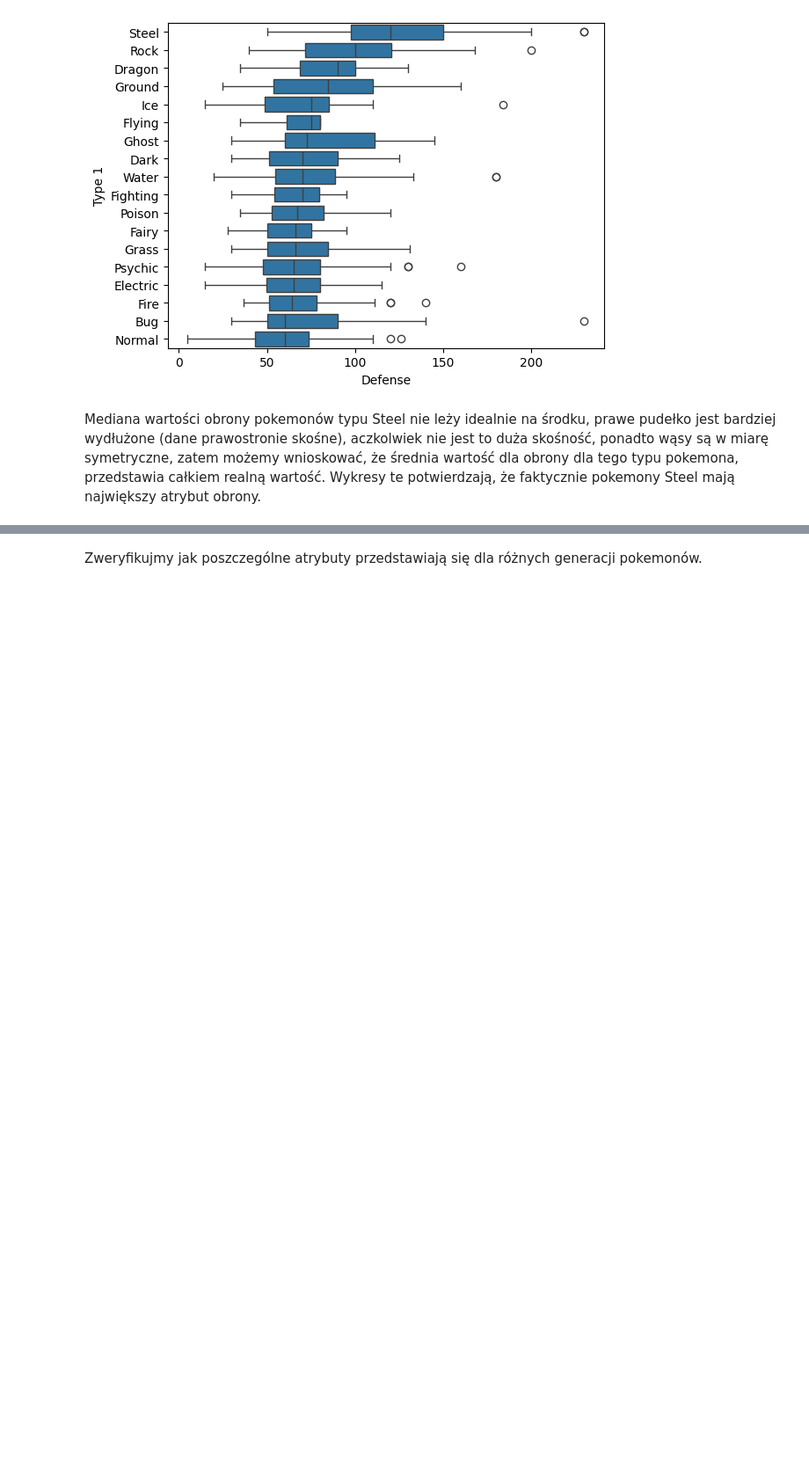
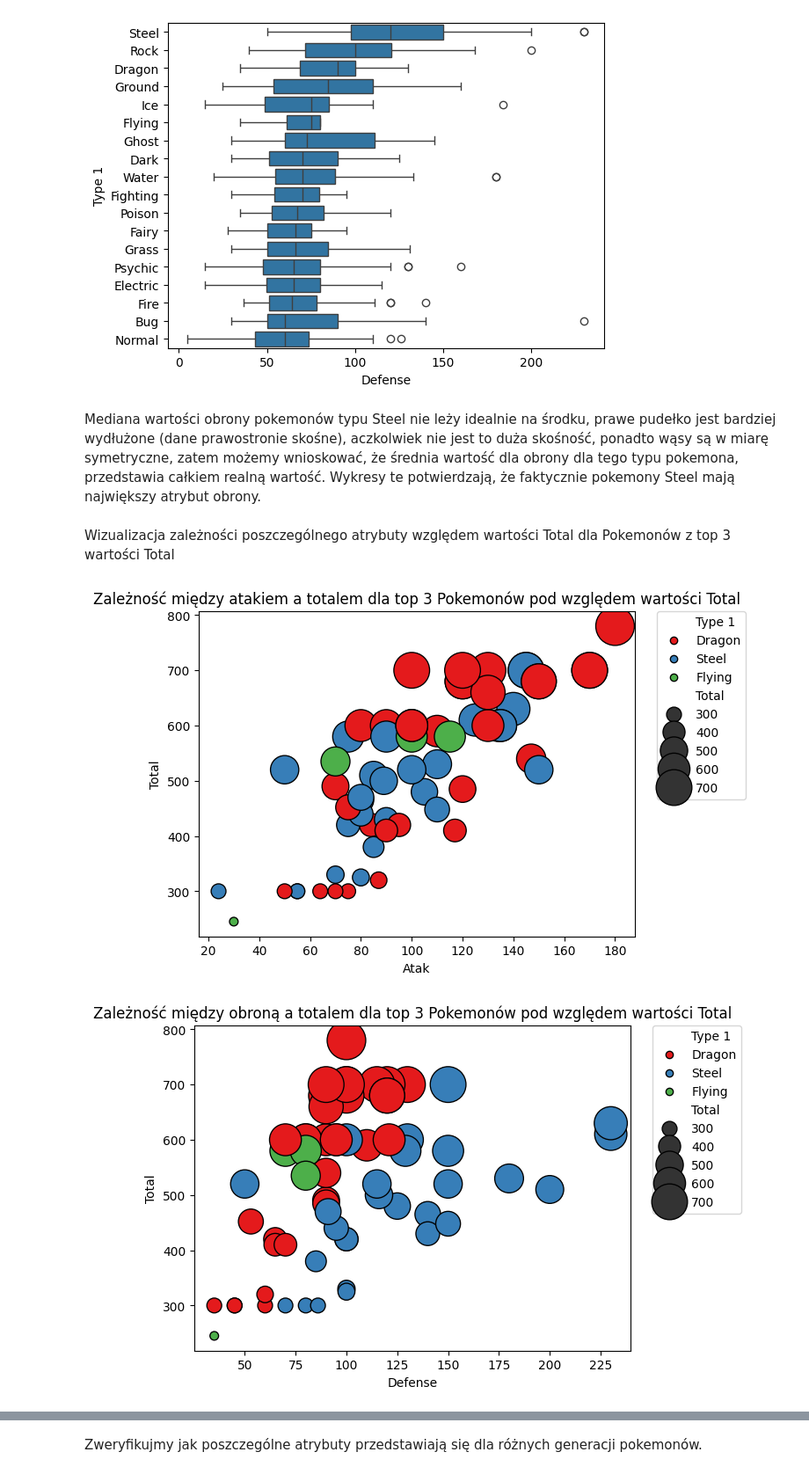
Before and after one commit to Kubix-commits/Wizualizacja-Danych, a Jupyter notebook: Projekt - wizualizacja/Wizualizacja danych.ipynb, the cells around one changed output, grey strips where cells are left out. Shown at 88% size. Saved outputs shown, nothing was run; the diff lists cells and outputs as text; code cells hidden in the pictures; blank space fills up the shorter version.

```diff
--- a/Projekt - wizualizacja/Wizualizacja danych.ipynb
+++ b/Projekt - wizualizacja/Wizualizacja danych.ipynb
@@ -239,3 +239,65 @@ sns.boxplot(data=dane, y="Type 1", x="Defense", order=dane.groupby('Type 1')['De
 [figure]
 # %% [markdown]
 Mediana wartości obrony pokemonów typu Steel nie leży idealnie na środku, prawe pudełko jest bardziej wydłużone (dane prawostronie skośne), aczkolwiek nie jest to duża skośność, ponadto wąsy są w miarę symetryczne, zatem możemy wnioskować, że średnia wartość dla obrony dla tego typu pokemona, przedstawia całkiem realną wartość. Wykresy te potwierdzają, że faktycznie pokemony Steel mają największy atrybut obrony.
+# %% [markdown]
+Wizualizacja zależności poszczególnego atrybuty względem wartości Total dla Pokemonów z top 3 wartości Total
+# %%
+top3_pokemony = dane.groupby('Type 1')['Total'].mean().reset_index().nlargest(3, 'Total')
+dane_wyfiltrowane = dane[dane['Type 1'].isin(top3_pokemony['Type 1'])]
+
+sns.scatterplot(
+    data=dane_wyfiltrowane,
+    x="Attack",
+    y="Total",
+    size="Total",
+    hue="Type 1",
+    sizes=(50, 1000),
+    palette="Set1",
+    edgecolor="black"
+)
+
+plt.xlabel("Atak")
+plt.ylabel("Total")
+plt.legend(bbox_to_anchor=(1.05, 1), loc='upper left', borderaxespad=0.)
+plt.title("Zależność między atakiem a totalem dla top 3 Pokemonów pod względem wartości Total")
+
+plt.show()
+
+sns.scatterplot(
+    data=dane_wyfiltrowane,
+    x="Defense",
+    y="Total",
+    size="Total",
+    hue="Type 1",
+    sizes=(50, 1000),
+    palette="Set1",
+    edgecolor="black"
+)
+
+plt.xlabel("Defense")
+plt.ylabel("Total")
+plt.legend(bbox_to_anchor=(1.05, 1), loc='upper left', borderaxespad=0.)
+plt.title("Zależność między obroną a totalem dla top 3 Pokemonów pod względem wartości Total")
+
+plt.show()
+
+sns.scatterplot(
+    data=dane_wyfiltrowane,
+    x="Speed",
+    y="Total",
+    size="Total",
+    hue="Type 1",
+    sizes=(50, 1000),
+    palette="Set1",
+    edgecolor="black"
+)
+
+plt.xlabel("Speed")
+plt.ylabel("Total")
+plt.legend(bbox_to_anchor=(1.05, 1), loc='upper left', borderaxespad=0.)
+plt.title("Zależność między szybkością a totalem dla top 3 Pokemonów pod względem wartości Total")
+
+plt.show()
+# %% [output]
+[figure, added]
+[figure, added]
```
Also changed, not shown: parts of 17 cells of this notebook.
